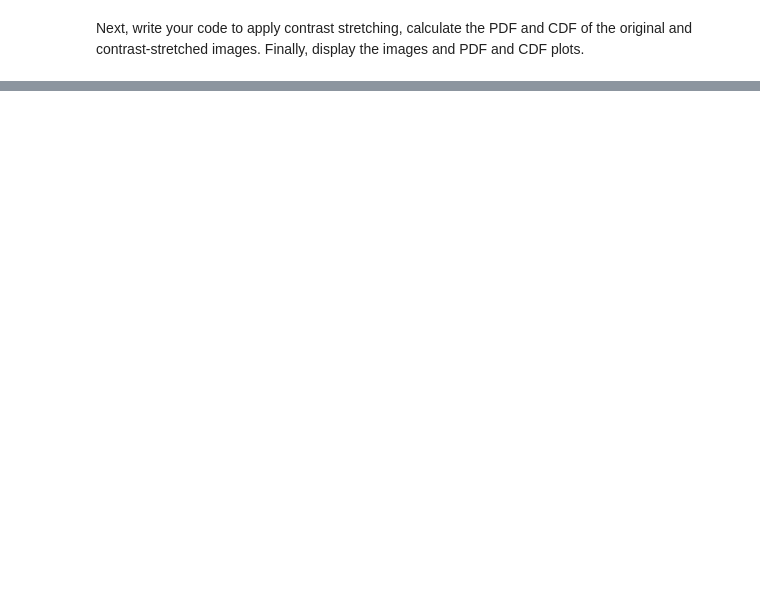
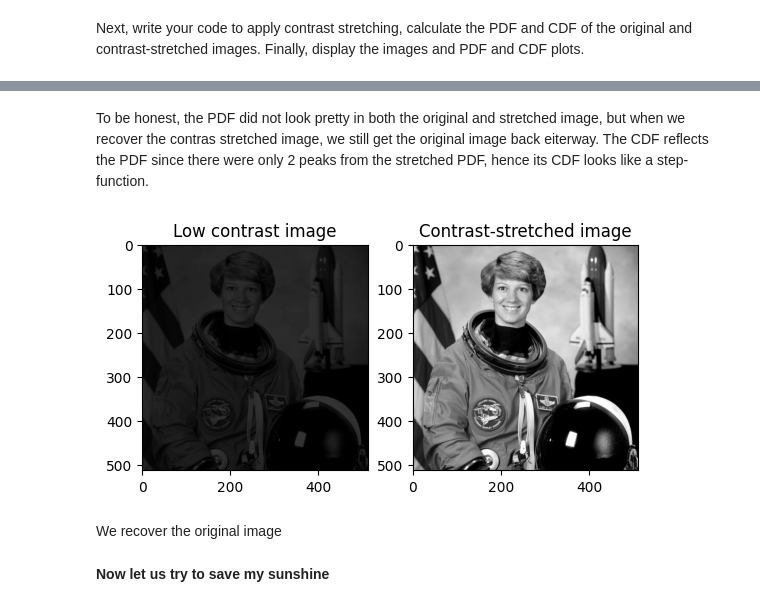
Before and after one commit to PKHR620/AP157-Lab, a Jupyter notebook: AP157_lab_assignment_B1.ipynb, the cells around one changed output, grey strips where cells are left out. Cells and saved outputs as stored; diff of their text form; code cells hidden in the pictures; blank space fills up the shorter version.

```diff
--- a/AP157_lab_assignment_B1.ipynb
+++ b/AP157_lab_assignment_B1.ipynb
@@ -220,0 +267,18 @@ Next, write your code to apply contrast stretching, calculate the PDF and CDF of
+# %% [markdown]
+To be honest, the PDF did not look pretty in both the original and stretched image, but when we recover the contras stretched image, we still get the original image back eiterway. The CDF reflects the PDF since there were only 2 peaks from the stretched PDF, hence its CDF looks like a step-function.
+# %%
+fig = plt.figure()
+ax1 = fig.add_subplot(121)
+ax1.imshow(img, cmap = 'gray', vmax = 255)
+ax1.title.set_text('Low, contrast image')
+plt.title('Low contrast image')
+ax2 = fig.add_subplot(122)
+ax2.imshow(img_stretch, cmap = 'gray', vmax = 255)
+ax2.title.set_text('Contrast-stretched image')
+plt.show()
+# %% [output]
+[figure, added]
+# %% [markdown]
+We recover the original image
+# %% [markdown]
+**Now let us try to save my sunshine**
```
Also changed, not shown: parts of 22 cells of this notebook.
